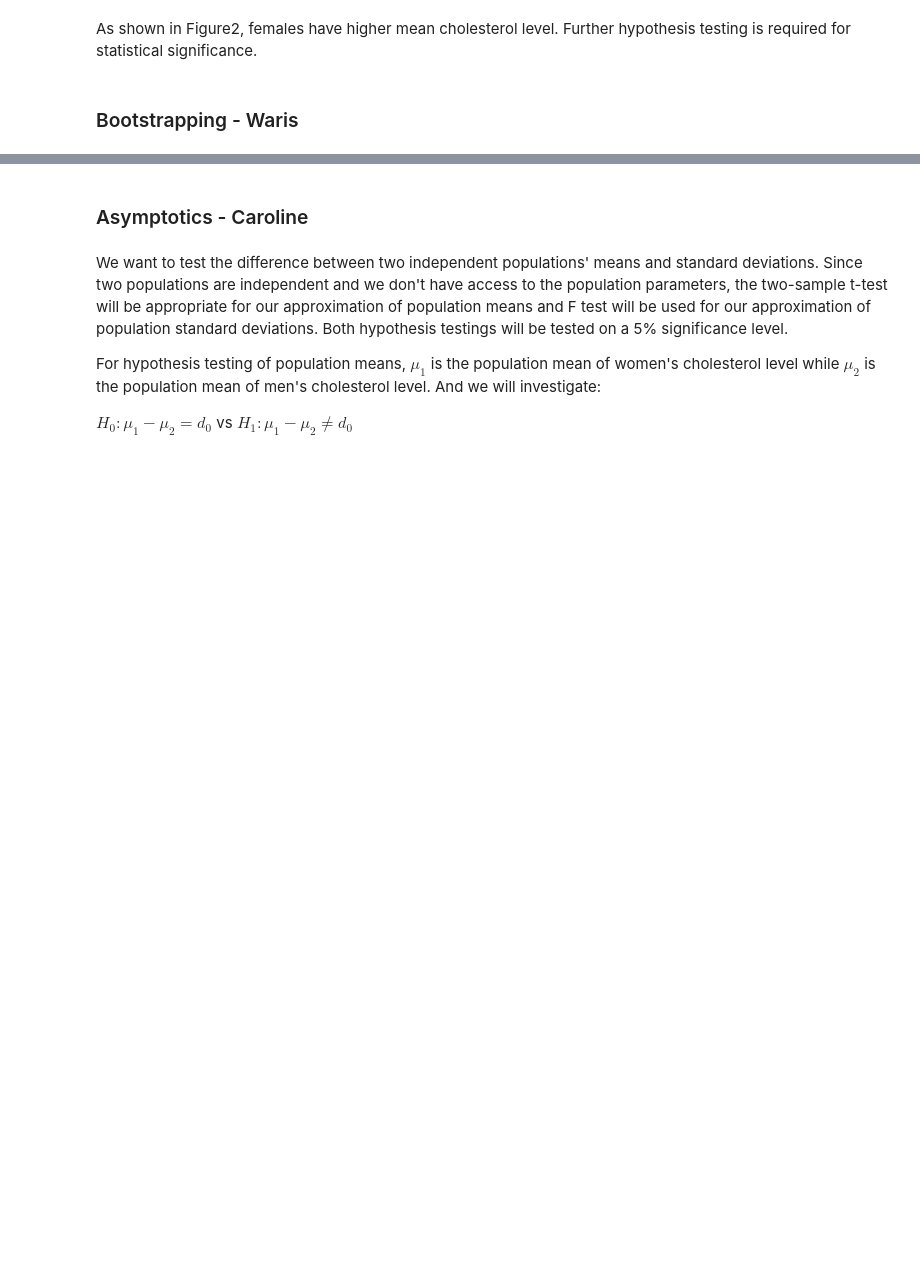
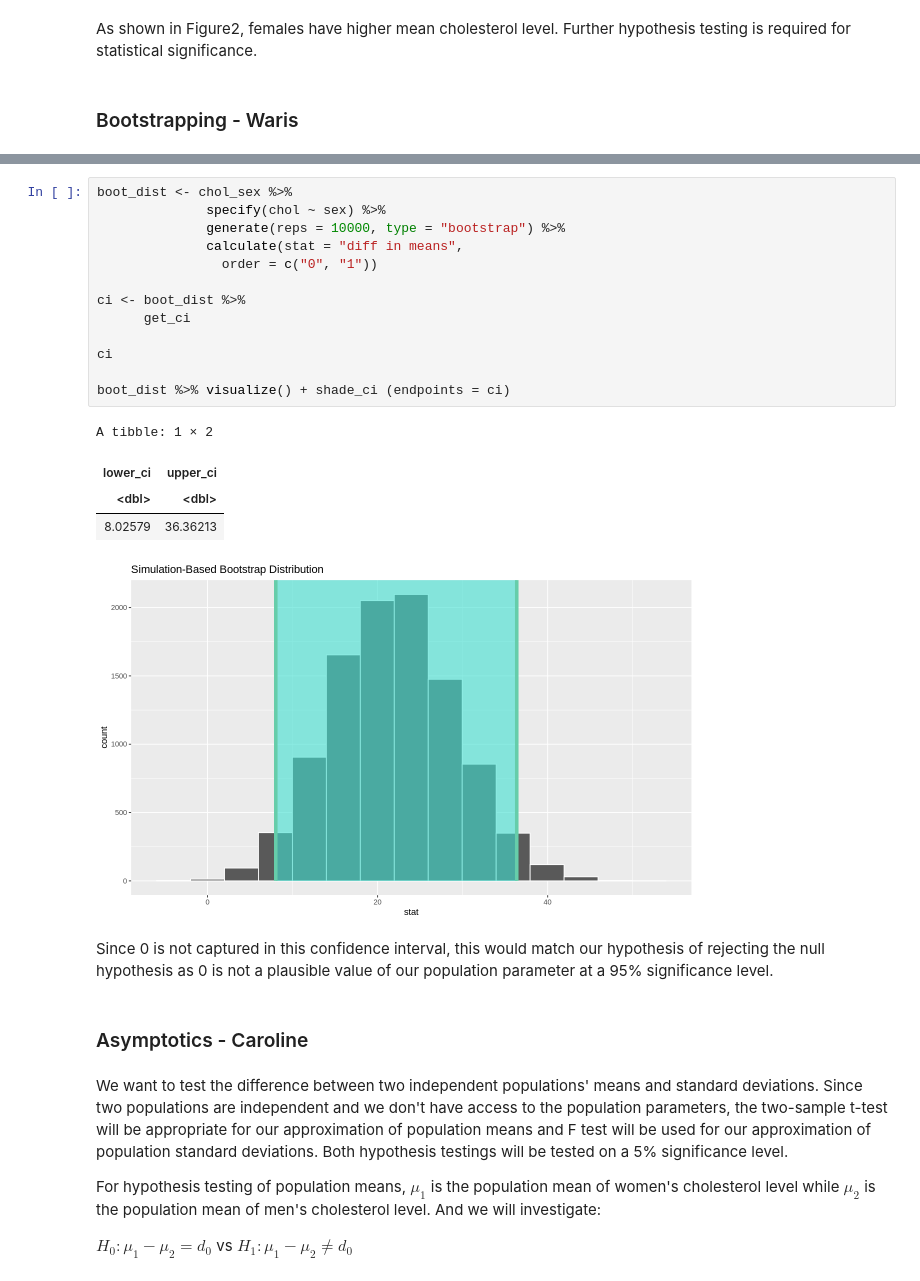
Before and after one commit to kzhang0113/STAT-201-Group-10-Project-, a Jupyter notebook: Final Report.ipynb, the cells around one changed output, grey strips where cells are left out. Drawn from its saved outputs; the diff is of its cells as text; blank space fills up the shorter version.

```diff
--- a/Final Report.ipynb
+++ b/Final Report.ipynb
@@ -170,3 +227,24 @@ As shown in Figure2, females have higher mean cholesterol level. Further hypothe
+# %%
+boot_dist <- chol_sex %>%
+              specify(chol ~ sex) %>%
+              generate(reps = 10000, type = "bootstrap") %>%
+              calculate(stat = "diff in means",
+                order = c("0", "1"))
+
+ci <- boot_dist %>%
+      get_ci
+
+ci
+
+boot_dist %>% visualize() + shade_ci (endpoints = ci)
+# %% [output]
+A tibble: 1 × 2
+| lower_ci | upper_ci |
+| <dbl> | <dbl> |
+| 8.02579 | 36.36213 |
+[figure, added]
+# %% [markdown]
+Since 0 is not captured in this confidence interval, this would match our hypothesis of rejecting the null hypothesis as 0 is not a plausible value of our population parameter at a 95% significance level.
 # %% [markdown]
 ### Asymptotics - Caroline
 # %% [markdown]
```
Also changed, not shown: parts of 5 cells of this notebook.
